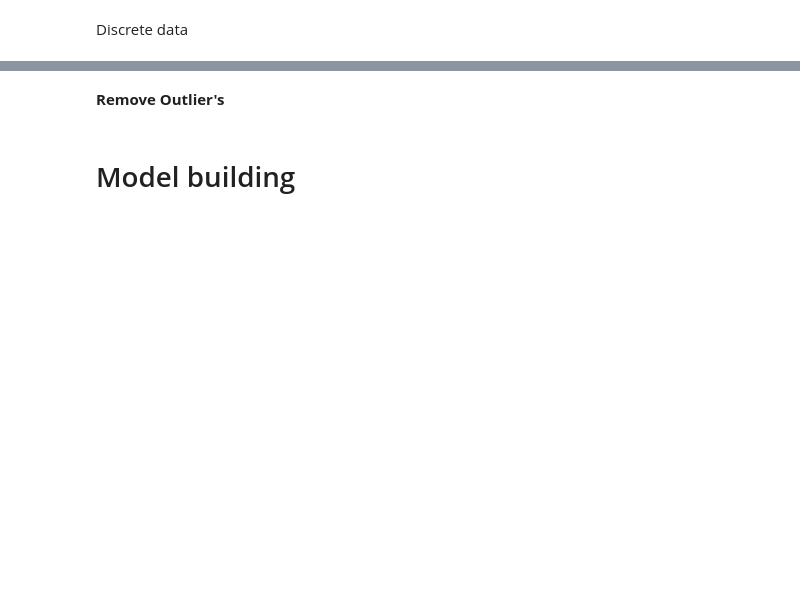
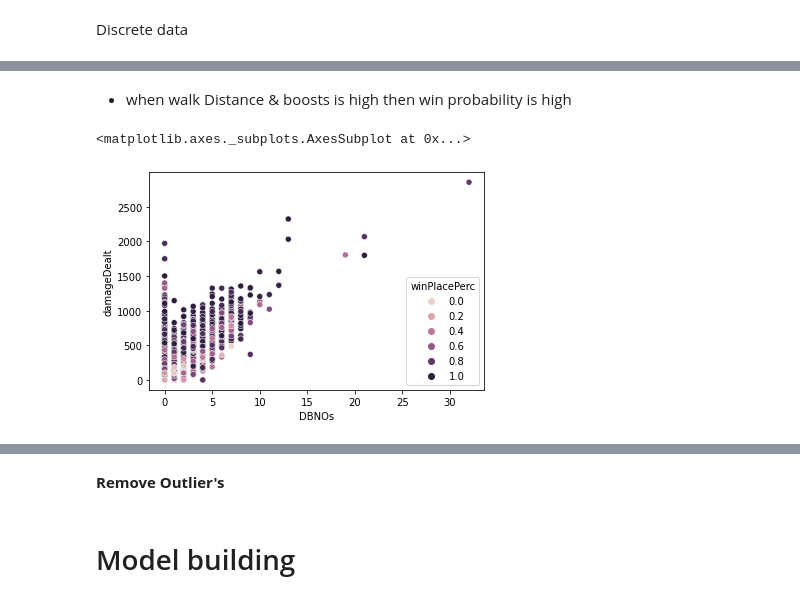
Before and after one commit to sahilr005/ml, a Jupyter notebook: Game_WIn.ipynb, the cells around one changed output, grey strips where cells are left out. Cells and saved outputs as stored; diff of their text form; code cells hidden in the pictures; blank space fills up the shorter version.

```diff
--- a/Game_WIn.ipynb
+++ b/Game_WIn.ipynb
@@ -203,0 +213,7 @@ sns.scatterplot(data=data,x="walkDistance",y="boosts",hue="winPlacePerc")
+# %% [markdown]
+- when walk Distance & boosts is high then win probability is high
+# %%
+sns.scatterplot(x=data["DBNOs"],y=data['damageDealt'],hue=data["winPlacePerc"])
+# %% [output]
+<matplotlib.axes._subplots.AxesSubplot at 0x...>
+[figure, added]
```
Also changed, not shown: parts of 29 cells of this notebook.
